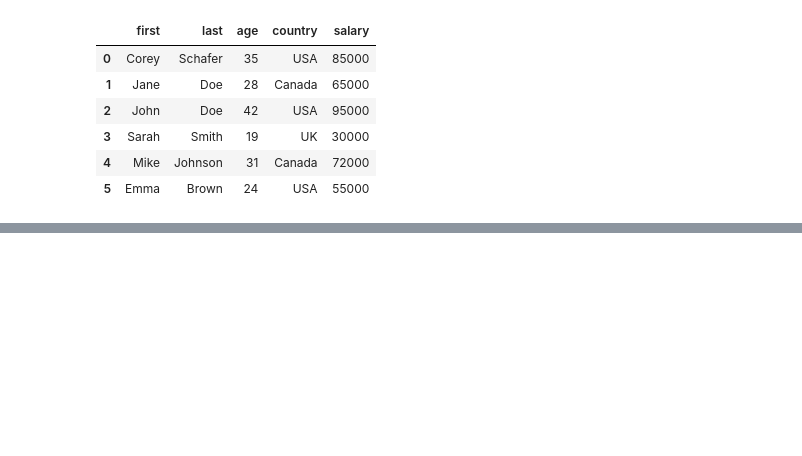
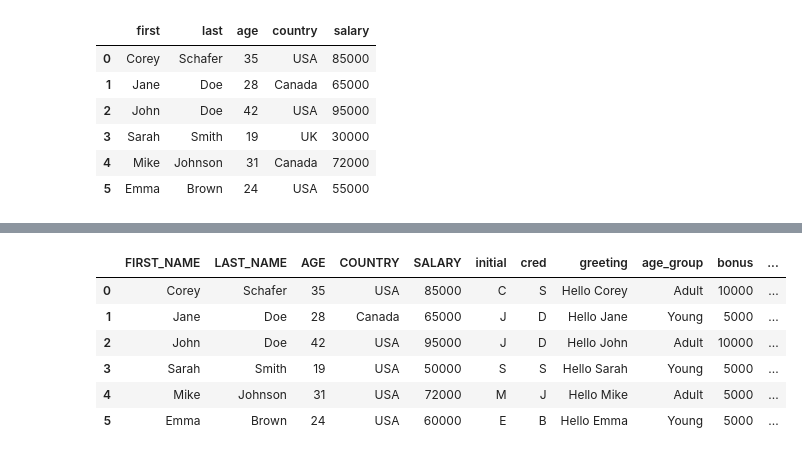
Before and after one commit to CaseyKiiza2026/ml-learning, a Jupyter notebook: week1_pandas/Updating rows and columns.ipynb, the cells around one changed output, grey strips where cells are left out. Saved outputs shown, nothing was run; the diff lists cells and outputs as text; code cells hidden in the pictures; blank space fills up the shorter version.

```diff
--- a/week1_pandas/Updating rows and columns.ipynb
+++ b/week1_pandas/Updating rows and columns.ipynb
@@ -39,0 +263,7 @@ Index(['first', 'last', 'age', 'country', 'salary'], dtype='object')
+# %%
+#Create a column of last name
+def last_name(x):
+    return x[0]
+
+df['cred']= df['LAST_NAME'].apply(last_name)
+df
@@ -39,0 +278,6 @@ Index(['first', 'last', 'age', 'country', 'salary'], dtype='object')
+# %%
+def salute(x):
+    return 'Hello ' + x
+
+df['greeting']=df['FIRST_NAME'].apply(salute)
+df
@@ -39,0 +292,9 @@ Index(['first', 'last', 'age', 'country', 'salary'], dtype='object')
+# %%
+def youth(x):
+    if x < 30:
+         return 'Young'
+    else:
+         return 'Adult'
+
+df['age_group']=df['AGE'].apply(youth)
+df
@@ -39,0 +309,10 @@ Index(['first', 'last', 'age', 'country', 'salary'], dtype='object')
+# %%
+def incentives(x):
+    if x >= 80000:
+        return  10000
+    else:
+        return  5000
+
+
+df['bonus'] =df['SALARY'].apply(incentives)
+df
@@ -39,0 +327,15 @@ Index(['first', 'last', 'age', 'country', 'salary'], dtype='object')
+# %%
+#name length
+def length(x):
+    return len(x)
+
+df['name_length'] = df['FIRST_NAME'].apply(length)
+df
+# %% [output]
+|  | FIRST_NAME | LAST_NAME | AGE | COUNTRY | SALARY | initial | cred | greeting | age_group | bonus | ... |
+| 0 | Corey | Schafer | 35 | USA | 85000 | C | S | Hello Corey | Adult | 10000 | ... |
+| 1 | Jane | Doe | 28 | Canada | 65000 | J | D | Hello Jane | Young | 5000 | ... |
+| 2 | John | Doe | 42 | USA | 95000 | J | D | Hello John | Adult | 10000 | ... |
+| 3 | Sarah | Smith | 19 | USA | 50000 | S | S | Hello Sarah | Young | 5000 | ... |
+| 4 | Mike | Johnson | 31 | USA | 72000 | M | J | Hello Mike | Adult | 5000 | ... |
+| 5 | Emma | Brown | 24 | USA | 60000 | E | B | Hello Emma | Young | 5000 | ... |
```
Also changed, not shown: parts of 39 cells of this notebook.
